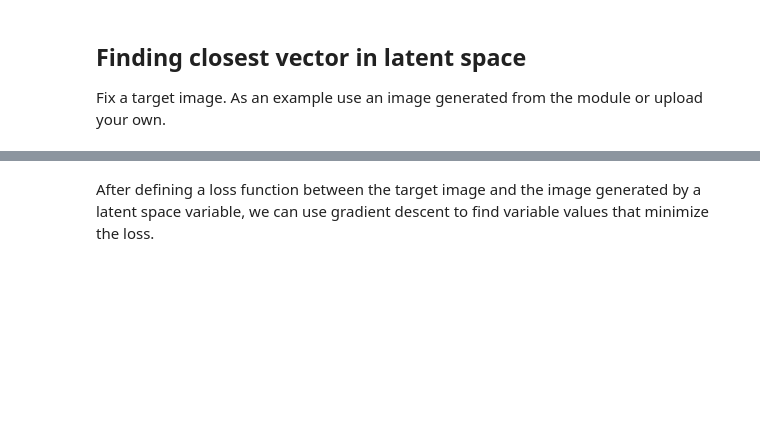
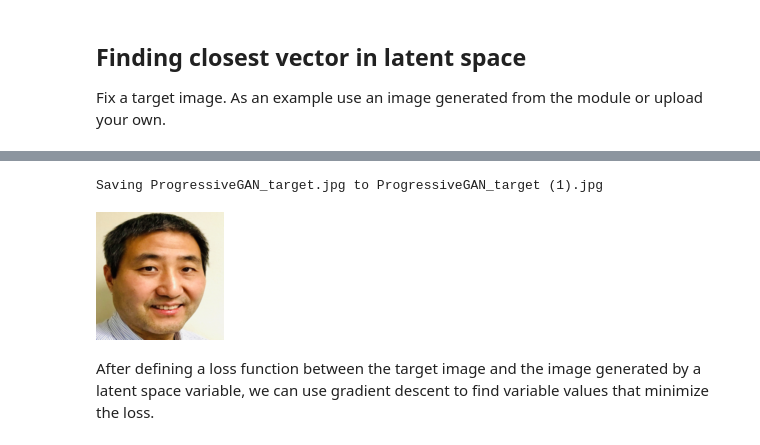
Before and after one commit to ProfessorDong/Deep-Learning-Course-Examples, a Jupyter notebook: GAN_Examples/ProgressiveGAN.ipynb, the cells around one changed output, grey strips where cells are left out. Cells and saved outputs as stored; diff of their text form; code cells hidden in the pictures; blank space fills up the shorter version.

```diff
--- a/GAN_Examples/ProgressiveGAN.ipynb
+++ b/GAN_Examples/ProgressiveGAN.ipynb
@@ -110,7 +119,7 @@ animate(interpolated_images)
 ## Finding closest vector in latent space
 Fix a target image. As an example use an image generated from the module or upload your own.
 # %%
-image_from_module_space = True  # @param { isTemplate:true, type:"boolean" }
+image_from_module_space = False  # @param { isTemplate:true, type:"boolean" }
 
 def get_module_space_image():
   vector = tf.random.normal([1, latent_dim])
@@ -127,5 +136,6 @@ if image_from_module_space:
 else:
   target_image = upload_image()
 
-# display_image = tf.convert_to_tensor(display_image)
+target_image = tf.convert_to_tensor(target_image, dtype=np.float32)
 display_image(target_image)
+# %% [output]
@@ -131,0 +143,2 @@ display_image(target_image)
+Saving ProgressiveGAN_target.jpg to ProgressiveGAN_target (1).jpg
+[figure, added]
```
Also changed, not shown: parts of 15 cells of this notebook.
